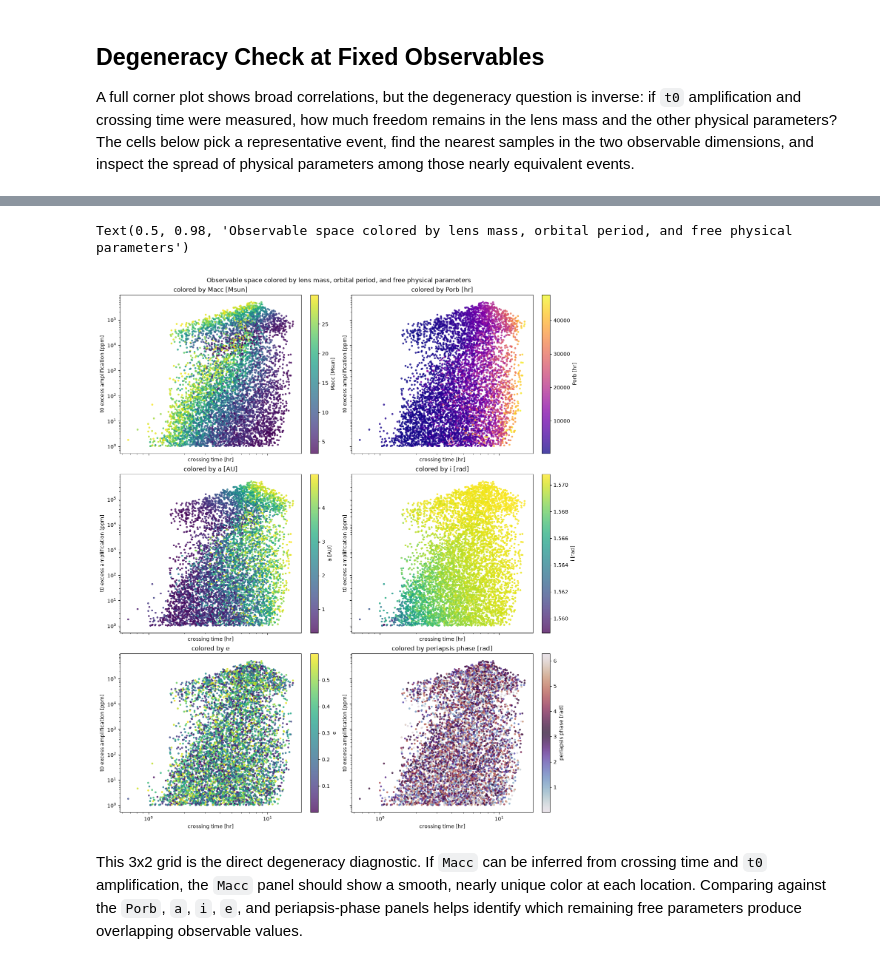
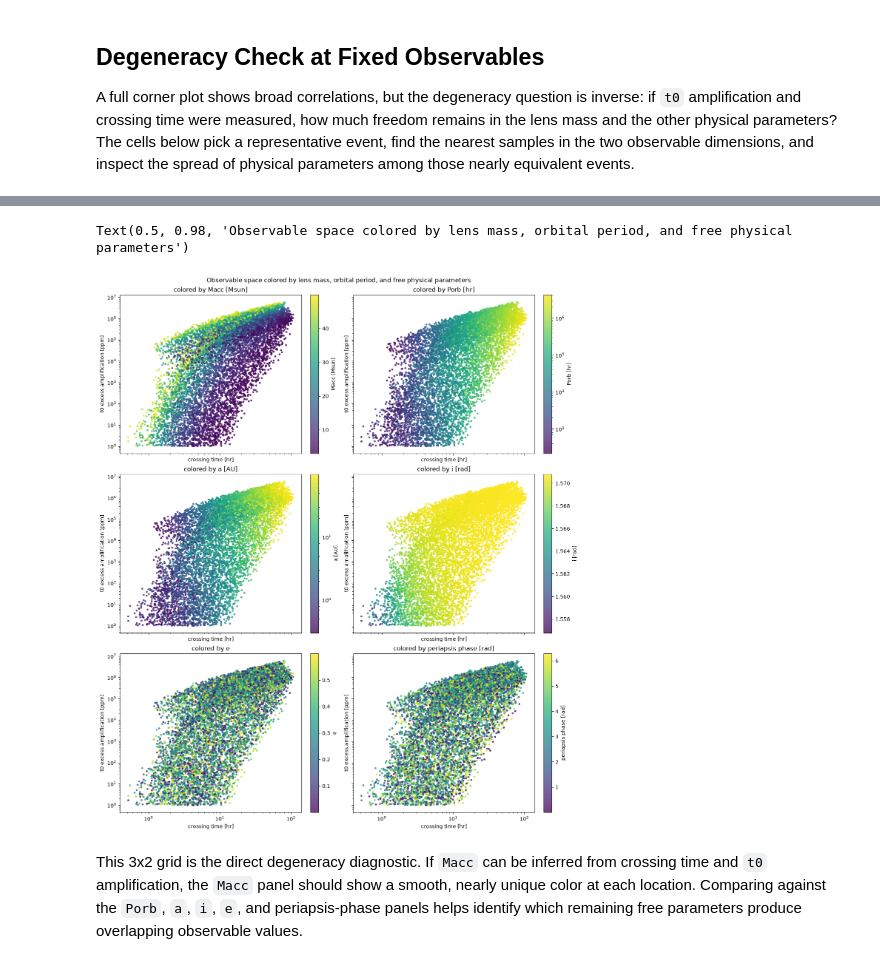
Before and after one commit to COBALT-lensing/py-self-lensing, a Jupyter notebook: notebooks/t0_tau_eff_relations.ipynb, the cells around one changed output, grey strips where cells are left out. Cells and saved outputs as stored; diff of their text form; code cells hidden in the pictures.

Commit message:
Adjust colours and add compact plot

```diff
--- a/notebooks/t0_tau_eff_relations.ipynb
+++ b/notebooks/t0_tau_eff_relations.ipynb
@@ -53,8 +54,8 @@ def log_uniform(key, low, high, shape=(N,)):
 
 keys = jax.random.split(key, 5)
 
-a = log_uniform(keys[0], 0.3, 5.0)                 # AU
-Macc = log_uniform(keys[1], 3.0, 30.0)             # solar masses
+a = log_uniform(keys[0], 0.3, 100)                 # AU
+Macc = log_uniform(keys[1], 3.0, 50.0)             # solar masses
 Mcomp = jnp.full(N, Mcomp_prior_Msun)              # solar masses, fixed prior
 Rcomp = jnp.full(N, Rcomp_prior_Rsun)              # solar radii, fixed prior
 Teff = jnp.full(N, Teff_prior_K)                   # K, fixed prior
@@ -292,40 +293,43 @@ Text(0.5, 1.02, 'Physical-parameter spread among samples with similar observable
 # %%
 # Direct diagnostic: are Macc or other physical parameters single-valued functions
 # of crossing time and t0 amplitude? Mixed colors in the same observable region
-# indicate degeneracy.
+# indicate degeneracy. All panels use the same colormap, but each parameter keeps
+# its own raw-value color scale.
 porb_hr = np.asarray(orbital_period_days(a_m, macc_kg + mcomp_kg))[valid] * 24.0
 
 color_by = [
-    ("Macc [Msun]", np.asarray(Macc)[valid], "viridis"),
-    ("Porb [hr]", porb_hr, "plasma"),
-    ("a [AU]", np.asarray(a)[valid], "viridis"),
-    ("i [rad]", np.asarray(i)[valid], "viridis"),
-    ("e", np.asarray(e)[valid], "viridis"),
-    ("periapsis phase [rad]", np.asarray(periapsis_phase)[valid], "twilight"),
+    ("Macc [Msun]", np.asarray(Macc)[valid]),
+    ("Porb [hr]", porb_hr),
+    ("a [AU]", np.asarray(a)[valid]),
+    ("i [rad]", np.asarray(i)[valid]),
+    ("e", np.asarray(e)[valid]),
+    ("periapsis phase [rad]", np.asarray(periapsis_phase)[valid]),
 ]
 
 fig, axes = plt.subplots(3, 2, figsize=(13, 15), sharex=True, sharey=True, constrained_layout=True)
-for ax, (label, values, cmap) in zip(axes.flat, color_by):
+for ax, (label, values) in zip(axes.flat, color_by):
+    norm = LogNorm(vmin=np.nanmin(values), vmax=np.nanmax(values)) if label in ("a [AU]", "Porb [hr]") else None
     scatter = ax.scatter(
         crossing_time_hr[valid],
         t0_peak_excess_ppm[valid],
         c=values,
         s=8,
-        cmap=cmap,
+        cmap="viridis",
+        norm=norm,
         alpha=0.75,
     )
     ax.set_xscale("log")
     ax.set_yscale("log")
     ax.set_xlabel("crossing time [hr]")
     ax.set_ylabel("t0 excess amplification [ppm]")
     ax.set_title(f"colored by {label}")
     fig.colorbar(scatter, ax=ax, label=label)
 
 fig.suptitle(
     "Observable space colored by lens mass, orbital period, and free physical parameters"
 )
 # %% [output]
 Text(0.5, 0.98, 'Observable space colored by lens mass, orbital period, and free physical parameters')
-[figure, old version]
+[figure, new version]
 # %% [markdown]
 This 3x2 grid is the direct degeneracy diagnostic. If `Macc` can be inferred from crossing time and `t0` amplification, the `Macc` panel should show a smooth, nearly unique color at each location. Comparing against the `Porb`, `a`, `i`, `e`, and periapsis-phase panels helps identify which remaining free parameters produce overlapping observable values.
```
Also changed, not shown: parts of 9 cells of this notebook.
